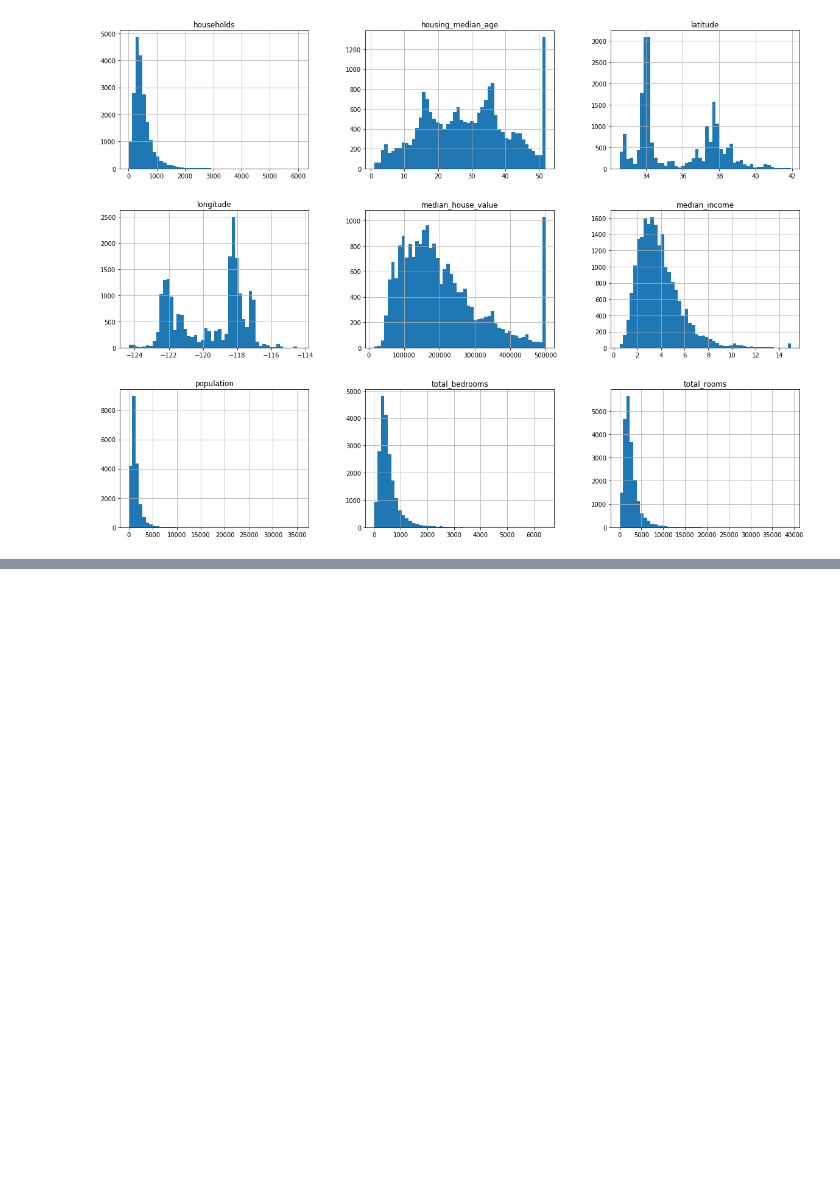
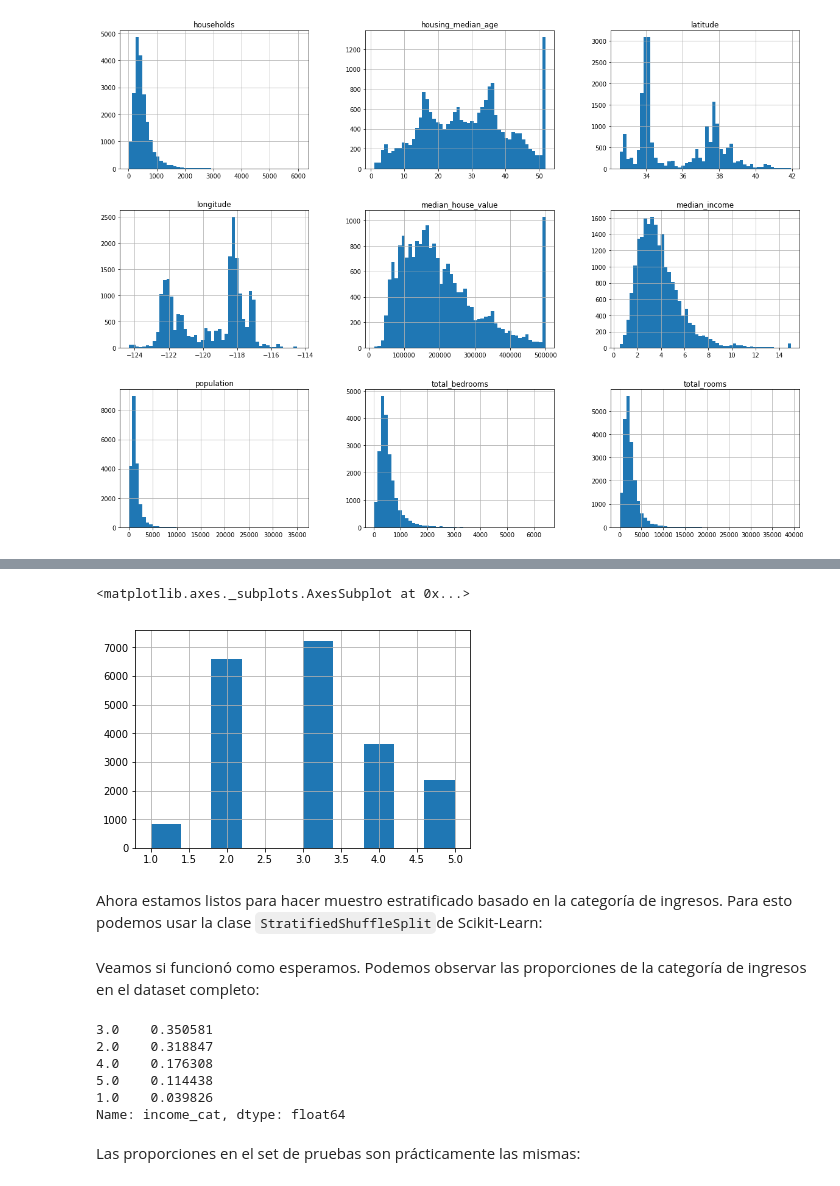
Before and after one commit to martinmuelas/handson-ml-book-exercises, a Jupyter notebook: Housing.ipynb, the cells around one changed output, grey strips where cells are left out. Saved outputs shown, nothing was run; the diff lists cells and outputs as text; code cells hidden in the pictures; blank space fills up the shorter version.

Commit message:
Housing. Test set creation and Data Exploration

```diff
--- a/Housing.ipynb
+++ b/Housing.ipynb
@@ -108,0 +149,10 @@ plt.show()
+# %%
+housing["income_cat"] = np.ceil(housing["median_income"] / 1.5)
+housing["income_cat"].where(housing["income_cat"] < 5, 5.0, inplace=True)
+# %%
+housing["income_cat"].hist()
+# %% [output]
+<matplotlib.axes._subplots.AxesSubplot at 0x...>
+[figure, added]
+# %% [markdown]
+Ahora estamos listos para hacer muestro estratificado basado en la categoría de ingresos. Para esto podemos usar la clase `StratifiedShuffleSplit`de Scikit-Learn:
@@ -108,0 +166,13 @@ plt.show()
+# %% [markdown]
+Veamos si funcionó como esperamos. Podemos observar las proporciones de la categoría de ingresos en el dataset completo:
+# %%
+housing["income_cat"].value_counts() / len(housing)
+# %% [output]
+3.0    0.350581
+2.0    0.318847
+4.0    0.176308
+5.0    0.114438
+1.0    0.039826
+Name: income_cat, dtype: float64
+# %% [markdown]
+Las proporciones en el set de pruebas son prácticamente las mismas:
```
Also changed, not shown: parts of 29 cells of this notebook.
